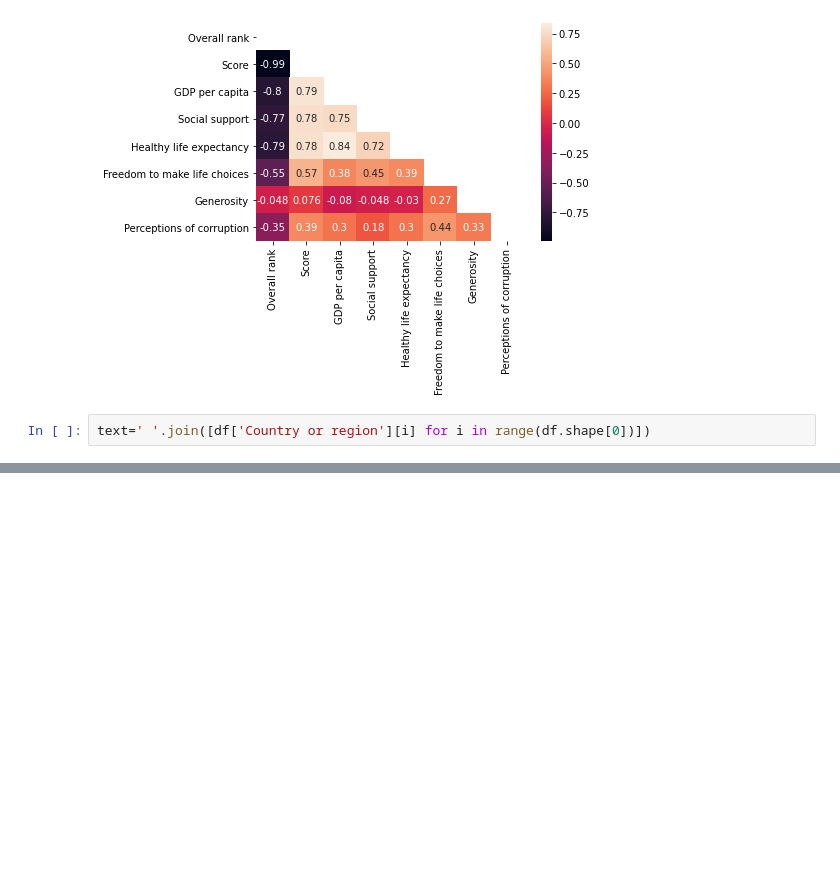
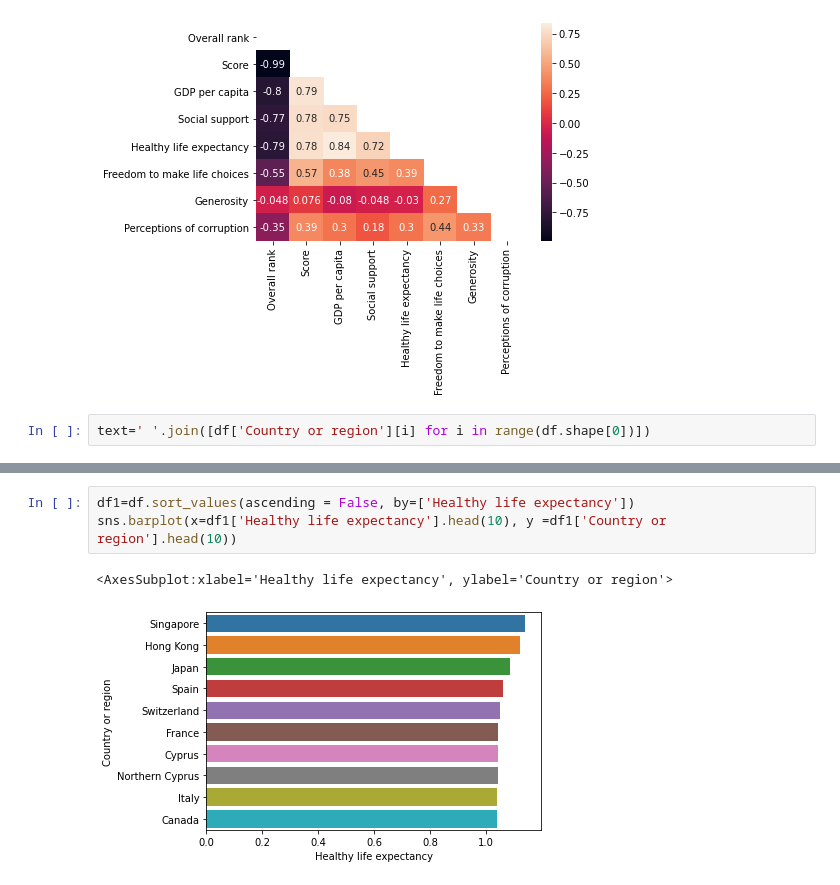
Before and after one commit to bourydamien/Projet_bonheur, a Jupyter notebook: Rapport_bonheur.ipynb, the cells around one changed output, grey strips where cells are left out. Cells and saved outputs as stored; diff of their text form; blank space fills up the shorter version.

```diff
--- a/Rapport_bonheur.ipynb
+++ b/Rapport_bonheur.ipynb
@@ -69,0 +82,6 @@ plt.show()
+# %%
+df1=df.sort_values(ascending = False, by=['Healthy life expectancy'])
+sns.barplot(x=df1['Healthy life expectancy'].head(10), y =df1['Country or region'].head(10))
+# %% [output]
+<AxesSubplot:xlabel='Healthy life expectancy', ylabel='Country or region'>
+[figure, added]
```
Also changed, not shown: parts of 13 cells of this notebook.
